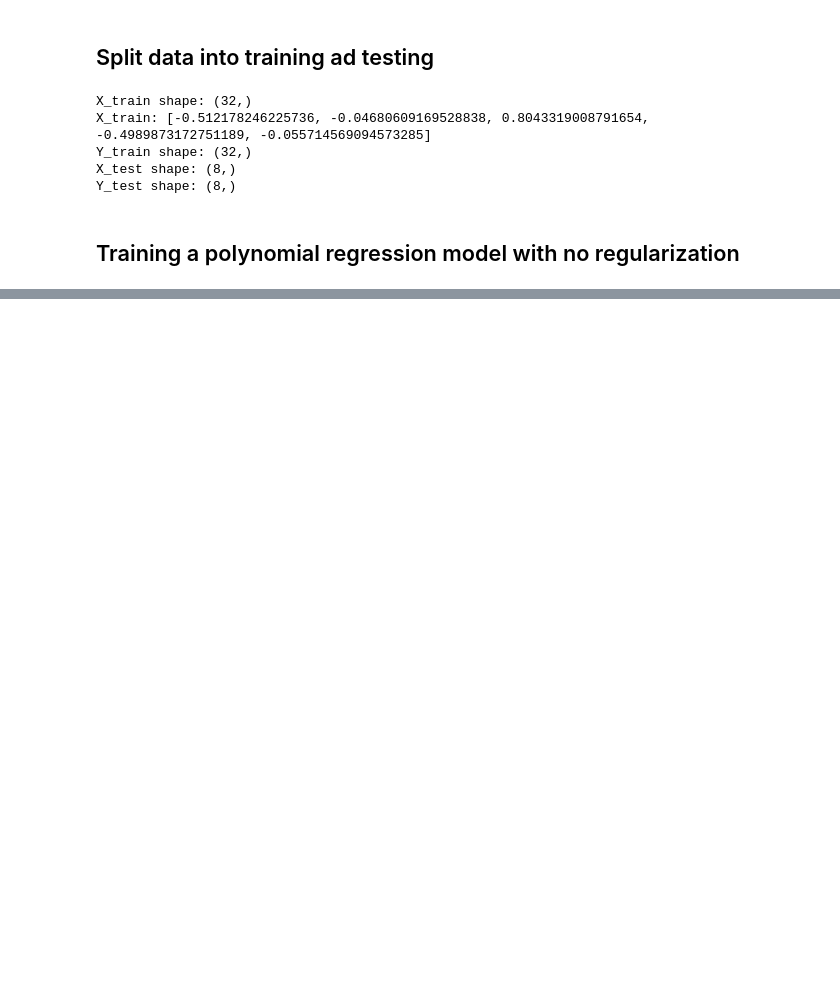
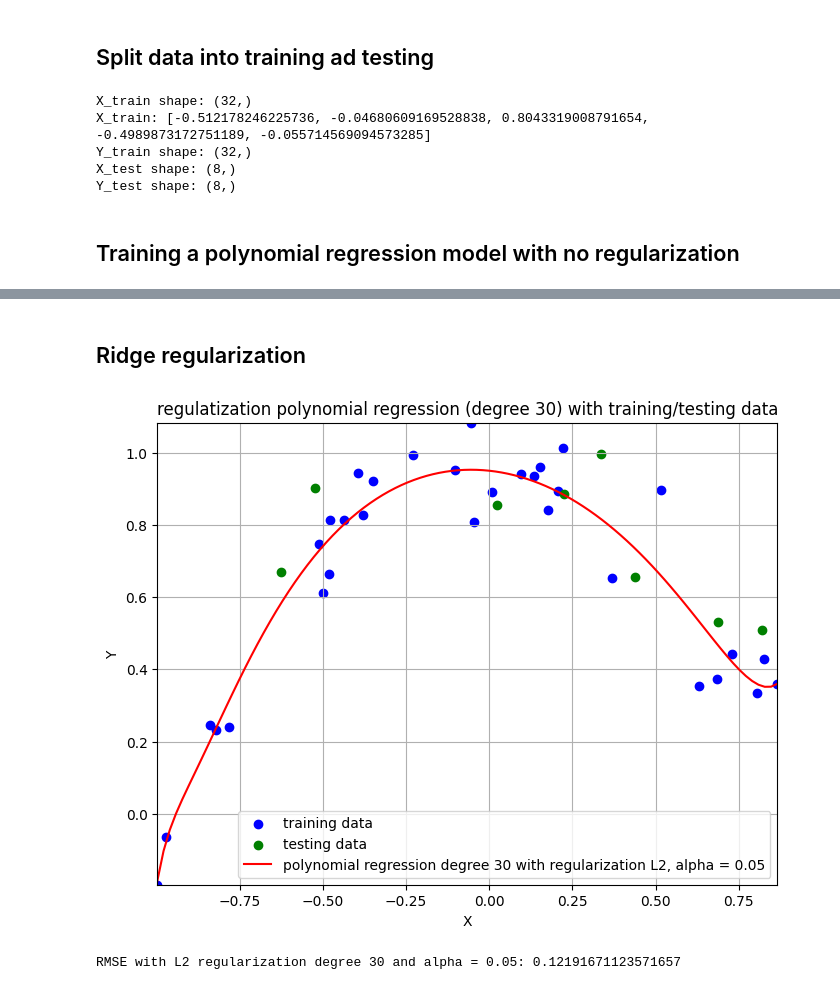
Before and after one commit to lichkovahadaniil/GROK_ML, a Jupyter notebook: chapter4/testing_regularization.ipynb, the cells around one changed output, grey strips where cells are left out. Saved outputs shown, nothing was run; the diff lists cells and outputs as text; code cells hidden in the pictures; blank space fills up the shorter version.

```diff
--- a/chapter4/testing_regularization.ipynb
+++ b/chapter4/testing_regularization.ipynb
@@ -109,0 +119,8 @@ square loss: 439647091.67324084
+# %% [markdown]
+## Ridge regularization
+# %%
+rmse_ridge = train_plot_regular_reg(X_train, Y_train, X_test, Y_test, degree, 'L2', alpha = alpha)
+print(f'RMSE with L2 regularization degree {degree} and alpha = {alpha}: {rmse_ridge}')
+# %% [output]
+[figure, added]
+RMSE with L2 regularization degree 30 and alpha = 0.05: 0.12191671123571657
```
Also changed, not shown: parts of 5 cells of this notebook, 1 other file.
